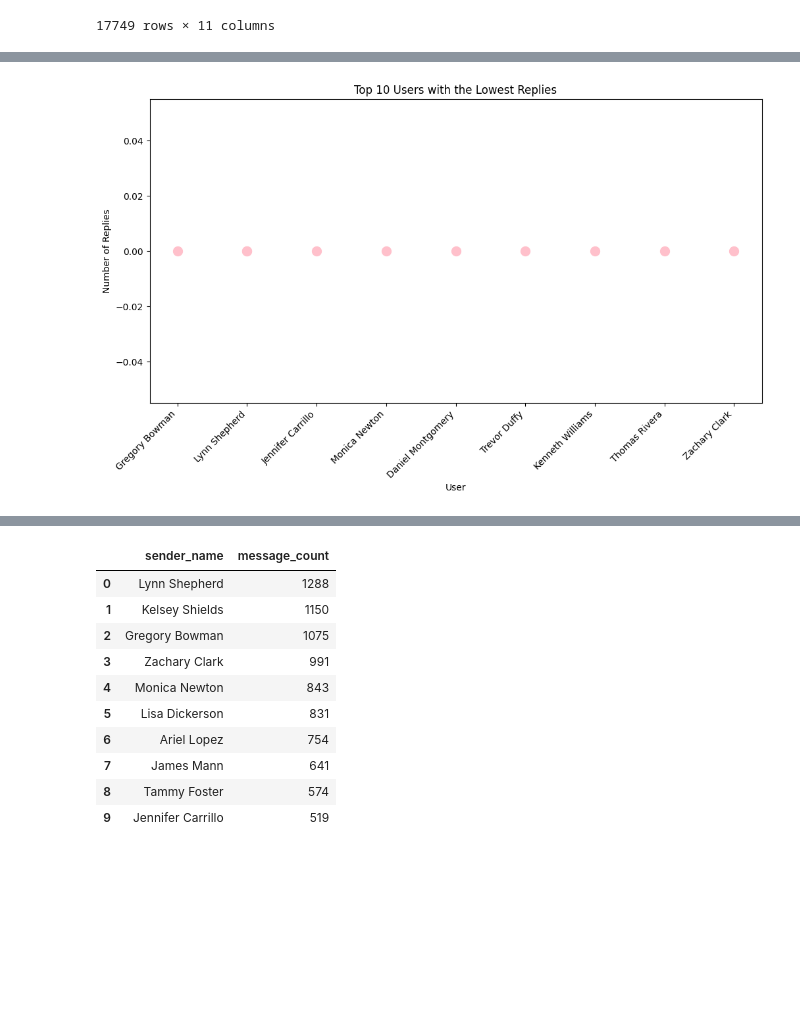
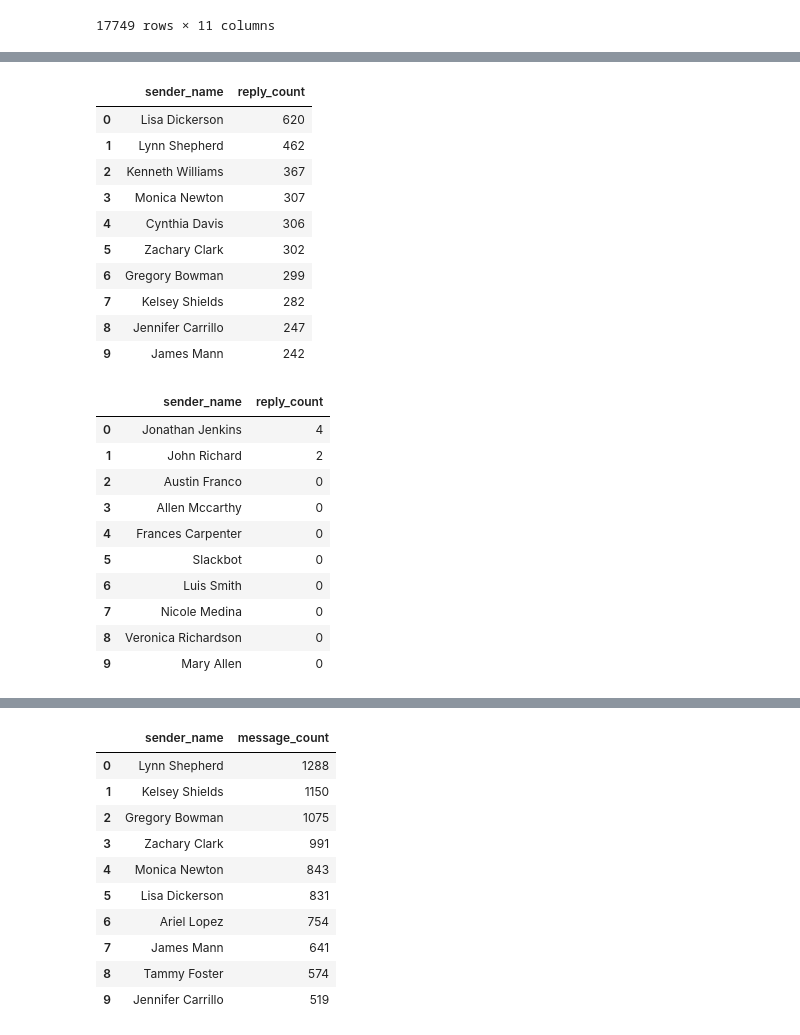
Before and after one commit to Azizadx/nasrallah-week0_10academy, a Jupyter notebook: notebooks/parse_slack_data.ipynb, the cells around one changed output, grey strips where cells are left out. Saved outputs shown, nothing was run; the diff lists cells and outputs as text; code cells hidden in the pictures; blank space fills up the shorter version.

```diff
--- a/notebooks/parse_slack_data.ipynb
+++ b/notebooks/parse_slack_data.ipynb
@@ -358,10 +175,9 @@ def plot_visualize_top_users_with_highest_reply_count(data: pd.DataFrame):
 Below are some useful questions to answer. Feel free to explore to answer other interesting questions that may be of help to get insight about student's behaviour, need, and future performance
 # %%
 def create_dataframe() -> pd.DataFrame:
-    DIR = '../anonymized/'
-    sl = SlackDataLoader(DIR)
+    sl = SlackDataLoader()
     data_frames = [
-        slack_parser(DIR + channel['name'] + '/')
+        sl.slack_parser(DIR + channel['name'] + '/')
         for channel in sl.get_channels()
     ]
     all_data = pd.concat(data_frames, ignore_index=True)
@@ -458,4 +202,51 @@ def get_bottom_users_by_replies_count(data: pd.DataFrame, top_n=10):
-# %%
-plot_top_users_with_lowest_replies(dframe)
-# %% [output]
-[figure, removed]
+# %%
+# Calculate the sum of reply counts for each sender
+sender_reply_counts = dframe.groupby('sender_name')['reply_count'].sum().sort_values(ascending=False)
+
+# Select the top 10 senders with the highest reply counts
+top_10_senders = sender_reply_counts.head(10)
+
+# Create a DataFrame with sender names and their corresponding reply counts
+top_10_senders_df = pd.DataFrame({
+    'sender_name': top_10_senders.index,
+    'reply_count': top_10_senders.values
+})
+
+# Display the result
+top_10_senders_df
+# %% [output]
+|  | sender_name | reply_count |
+| 0 | Lisa Dickerson | 620 |
+| 1 | Lynn Shepherd | 462 |
+| 2 | Kenneth Williams | 367 |
+| 3 | Monica Newton | 307 |
+| 4 | Cynthia Davis | 306 |
+| 5 | Zachary Clark | 302 |
+| 6 | Gregory Bowman | 299 |
+| 7 | Kelsey Shields | 282 |
+| 8 | Jennifer Carrillo | 247 |
+| 9 | James Mann | 242 |
+# %%
+# Select the bottom 10 senders with the lowest reply counts
+bottom_10_senders = sender_reply_counts.tail(10)
+
+# Create a DataFrame with sender names and their corresponding reply counts
+bottom_10_senders_df = pd.DataFrame({
+    'sender_name': bottom_10_senders.index,
+    'reply_count': bottom_10_senders.values
+})
+
+# Display the result
+bottom_10_senders_df
+# %% [output]
+|  | sender_name | reply_count |
+| 0 | Jonathan Jenkins | 4 |
+| 1 | John Richard | 2 |
+| 2 | Austin Franco | 0 |
+| 3 | Allen Mccarthy | 0 |
+| 4 | Frances Carpenter | 0 |
+| 5 | Slackbot | 0 |
+| 6 | Luis Smith | 0 |
+| 7 | Nicole Medina | 0 |
+| 8 | Veronica Richardson | 0 |
+| 9 | Mary Allen | 0 |
```
Also changed, not shown: parts of 44 cells of this notebook, 10 other files.
